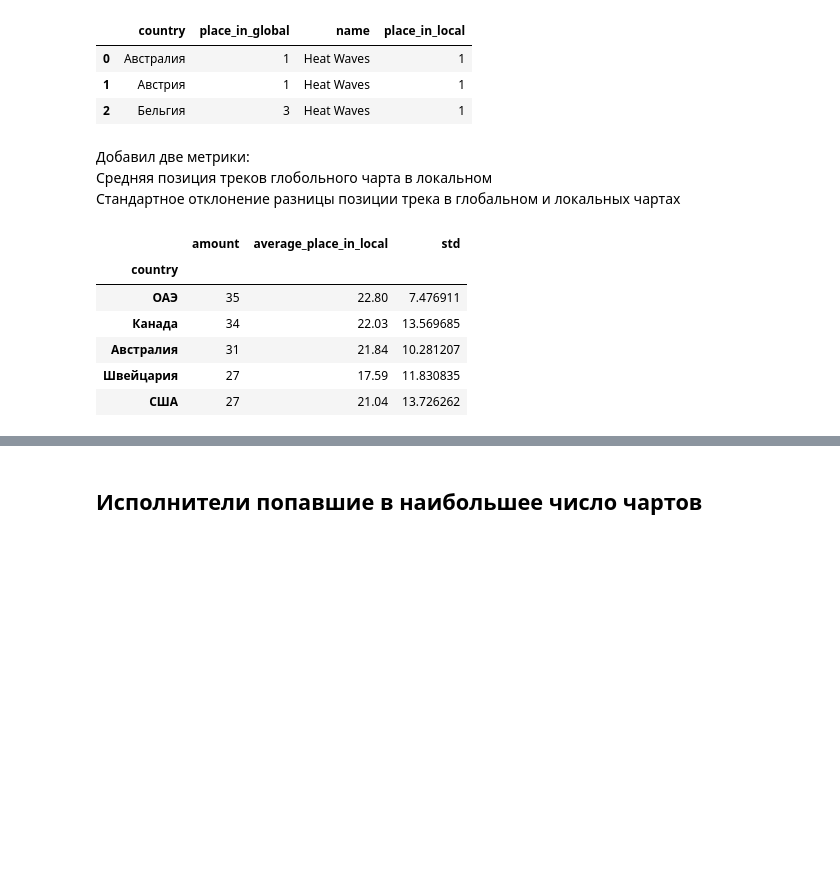
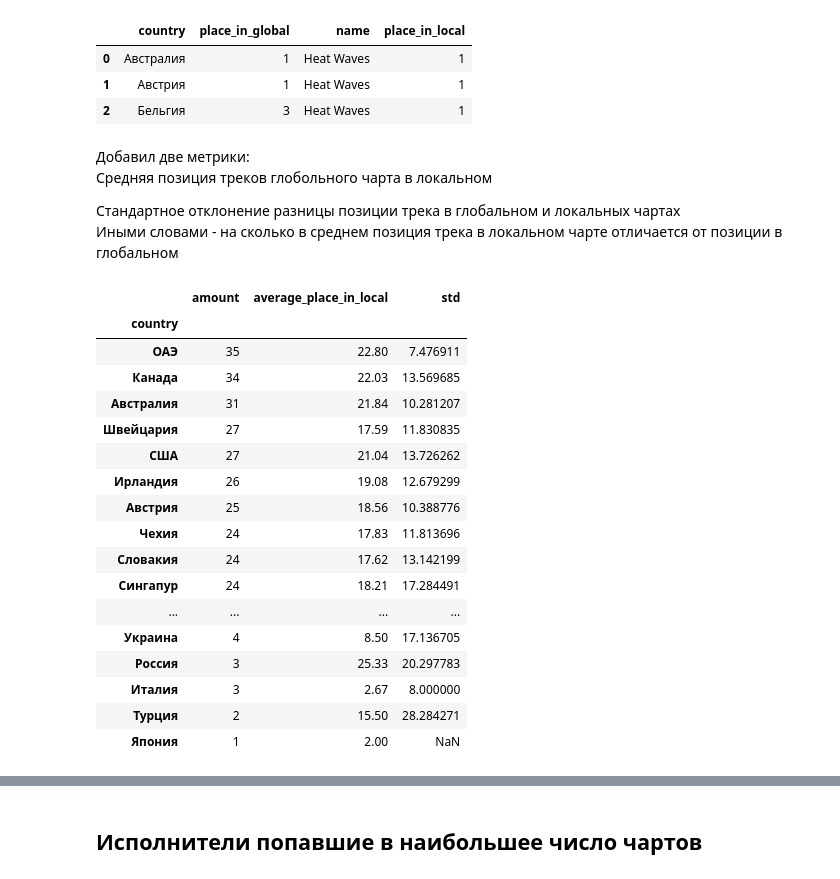
Before and after one commit to Kronars/Another_Spotify_chart_analysis, a Jupyter notebook: analisys.ipynb, the cells around one changed output, grey strips where cells are left out. Saved outputs shown, nothing was run; the diff lists cells and outputs as text; code cells hidden in the pictures; blank space fills up the shorter version.

```diff
--- a/analisys.ipynb
+++ b/analisys.ipynb
@@ -59,7 +59,9 @@ similarity.head(3)
 # %% [markdown]
 Добавил две метрики:
 Средняя позиция треков глобольного чарта в локальном
+
 Стандартное отклонение разницы позиции трека в глобальном и локальных чартах
+Иными словами - на сколько в среднем позиция трека в локальном чарте отличается от позиции в глобальном
 # %%
 result = similarity.copy()
 result['diff'] = result.place_in_local - result.place_in_global
@@ -72,12 +74,23 @@ result = result.groupby('country') \
                 )
 result = result.sort_values('amount', ascending=0)
 # %%
-result.head()
+result
 # %% [output]
 |  | amount | average_place_in_local | std |
 | country |  |  |  |
 | ОАЭ | 35 | 22.80 | 7.476911 |
 | Канада | 34 | 22.03 | 13.569685 |
 | Австралия | 31 | 21.84 | 10.281207 |
 | Швейцария | 27 | 17.59 | 11.830835 |
 | США | 27 | 21.04 | 13.726262 |
+| Ирландия | 26 | 19.08 | 12.679299 |
+| Австрия | 25 | 18.56 | 10.388776 |
+| Чехия | 24 | 17.83 | 11.813696 |
+| Словакия | 24 | 17.62 | 13.142199 |
+| Сингапур | 24 | 18.21 | 17.284491 |
+| ... | ... | ... | ... |
+| Украина | 4 | 8.50 | 17.136705 |
+| Россия | 3 | 25.33 | 20.297783 |
+| Италия | 3 | 2.67 | 8.000000 |
+| Турция | 2 | 15.50 | 28.284271 |
+| Япония | 1 | 2.00 | NaN |
```
Also changed, not shown: parts of 1 cell of this notebook.
